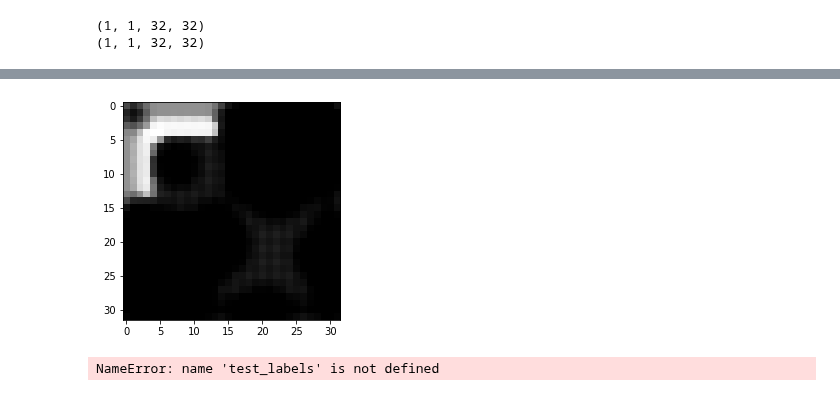
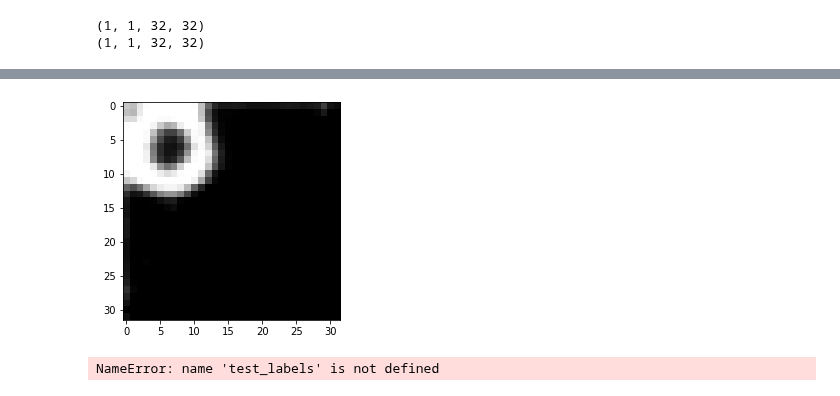
Before and after one commit to labis7/UNET-Using-Numpy, a Jupyter notebook: U-Net - Numpy - Small Version2.ipynb, the cells around one changed output, grey strips where cells are left out. Cells and saved outputs as stored; diff of their text form; code cells hidden in the pictures.

```diff
--- a/U-Net - Numpy - Small Version2.ipynb
+++ b/U-Net - Numpy - Small Version2.ipynb
@@ -487,6 +487,12 @@ def train(X, Y, epochs, learning_rate, dropout, verbose=True, callback=None):
     out_fb = [out_f, out_b]
     #filter shape : (num_filters,input channels, f_h, f_w)
     #image shape: (channels, height, width)
+
+
+    if(dropout>0):
+        print("Dropout Enabled! -  Value: {}".format(dropout))
+    else:
+        print("Dropout Dsiabled!")
 
     v_adam =  [] #filter1,filter2
     s_adam =  []
@@ -737,7 +743,7 @@ def train(X, Y, epochs, learning_rate, dropout, verbose=True, callback=None):
                 cost_,accuracy_ = NLLLoss(Y_hat, Y_t[b])
                 cost += cost_
                 accuracy += accuracy_
-                if (accuracy>0.905):
+                if (accuracy>0.885):
                     return Y_hat
                 #print(accuracy/(b+1))
                 #########################################################################################
@@ -950,5 +956,5 @@ gc.collect()
 
 #By tuning LR helps with eliminating big jumps of the accuracy.
 #Its important to make SMALL adjustment to LR so you can find the right spot
-params_values = train(train_images, train_labels, 60, 0.008, 0) #0.05 stable LR
+params_values = train(train_images, train_labels, 60, 0.008, 0.5) #0.05 stable LR
 # %% [output]
@@ -972,4 +978,4 @@ Epoch:    60   -   cost: 0.13   -   Accuracy: 88.19%
-[figure, old version]
+[figure, new version]
 # %%
 ###### Prediction ######
 Yt = test_labels.T
```
Also changed, not shown: parts of 2 cells of this notebook.
